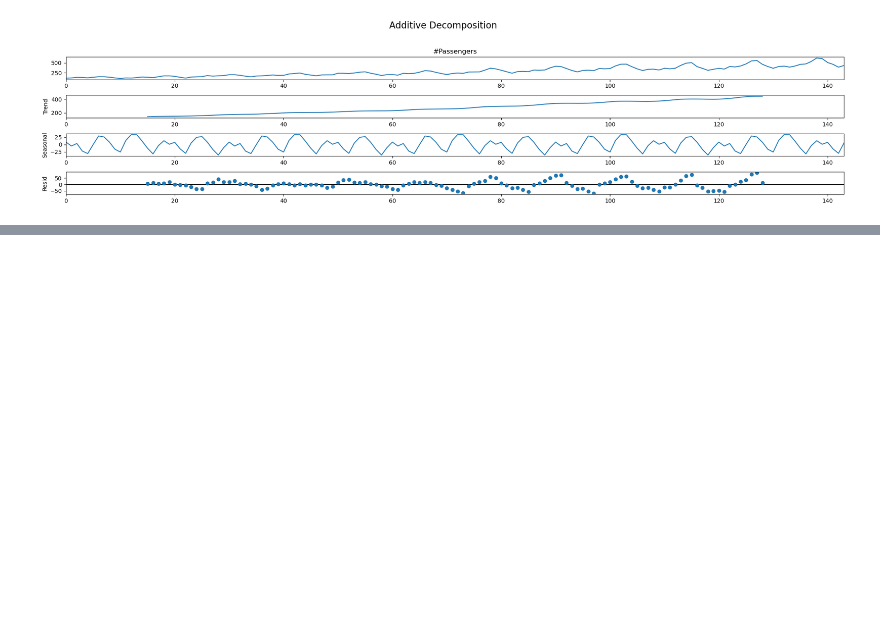
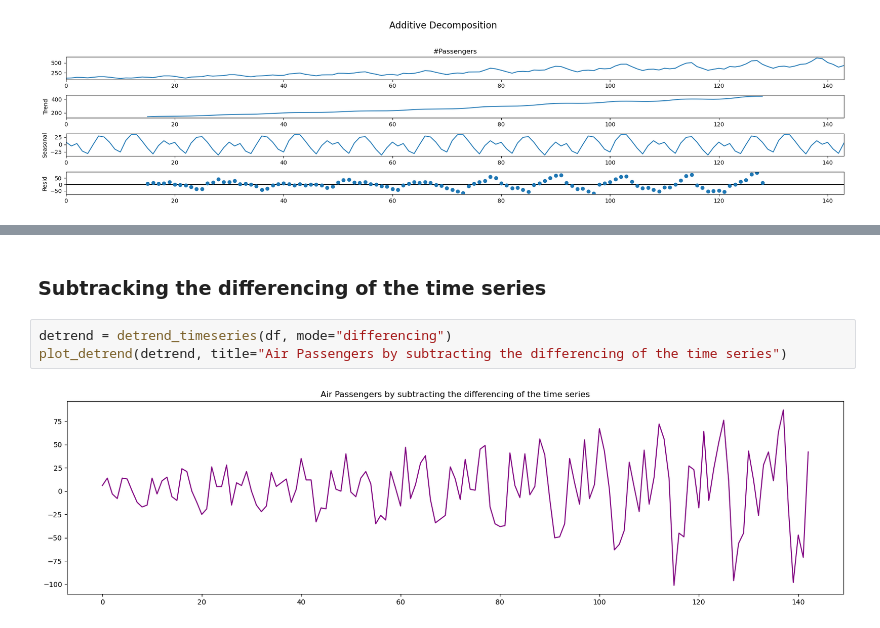
Before and after one commit to neemiasbsilva/datascience-portfolio, a Jupyter notebook: forecasting/notebooks/01_NBS_eda.ipynb, the cells around one changed output, grey strips where cells are left out. Drawn from its saved outputs; the diff is of its cells as text; blank space fills up the shorter version.

```diff
--- a/forecasting/notebooks/01_NBS_eda.ipynb
+++ b/forecasting/notebooks/01_NBS_eda.ipynb
@@ -154,0 +208,7 @@ plot_decomposition(add_decomposition.plot(), title="Additive Decomposition")
+# %% [markdown]
+### Subtracking the differencing of the time series
+# %%
+detrend = detrend_timeseries(df, mode="differencing")
+plot_detrend(detrend, title="Air Passengers by subtracting the differencing of the time series")
+# %% [output]
+[figure, added]
```
Also changed, not shown: parts of 9 cells of this notebook.
